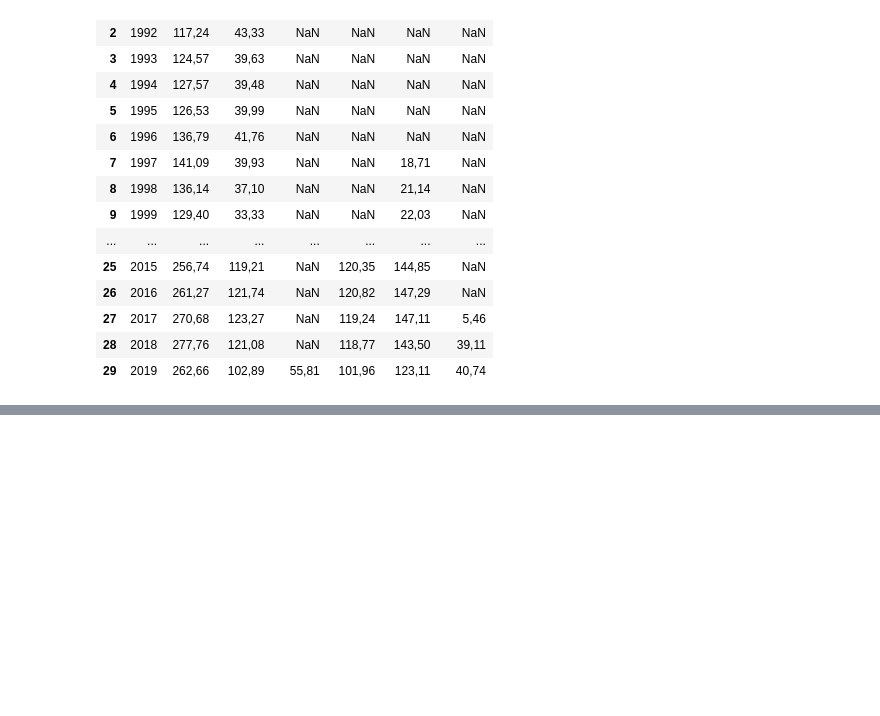
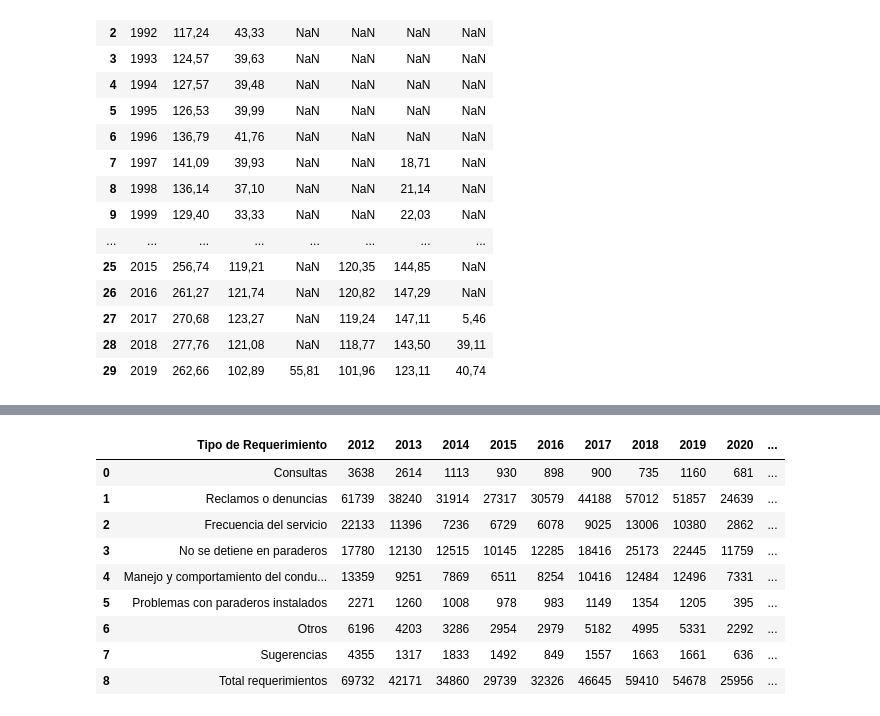
Before and after one commit to canija2000/IMT2200-Proyecto-Grupal, a Jupyter notebook: data.ipynb, the cells around one changed output, grey strips where cells are left out. Drawn from its saved outputs; the diff is of its cells as text; code cells hidden in the pictures; blank space fills up the shorter version.

```diff
--- a/data.ipynb
+++ b/data.ipynb
@@ -28,0 +172,14 @@ pasajeros.head(30)
+# %%
+tabla_reclamos = pd.read_excel(DTP_RAW_TABLAS, sheet_name='T4.3', skiprows=2, usecols='B:N', nrows=10)
+tabla_reclamos.head(15)
+# %% [output]
+|  | Tipo de Requerimiento | 2012 | 2013 | 2014 | 2015 | 2016 | 2017 | 2018 | 2019 | 2020 | ... |
+| 0 | Consultas | 3638 | 2614 | 1113 | 930 | 898 | 900 | 735 | 1160 | 681 | ... |
+| 1 | Reclamos o denuncias | 61739 | 38240 | 31914 | 27317 | 30579 | 44188 | 57012 | 51857 | 24639 | ... |
+| 2 | Frecuencia del servicio | 22133 | 11396 | 7236 | 6729 | 6078 | 9025 | 13006 | 10380 | 2862 | ... |
+| 3 | No se detiene en paraderos | 17780 | 12130 | 12515 | 10145 | 12285 | 18416 | 25173 | 22445 | 11759 | ... |
+| 4 | Manejo y comportamiento del condu... | 13359 | 9251 | 7869 | 6511 | 8254 | 10416 | 12484 | 12496 | 7331 | ... |
+| 5 | Problemas con paraderos instalados | 2271 | 1260 | 1008 | 978 | 983 | 1149 | 1354 | 1205 | 395 | ... |
+| 6 | Otros | 6196 | 4203 | 3286 | 2954 | 2979 | 5182 | 4995 | 5331 | 2292 | ... |
+| 7 | Sugerencias | 4355 | 1317 | 1833 | 1492 | 849 | 1557 | 1663 | 1661 | 636 | ... |
+| 8 | Total requerimientos | 69732 | 42171 | 34860 | 29739 | 32326 | 46645 | 59410 | 54678 | 25956 | ... |
```
Also changed, not shown: parts of 36 cells of this notebook, 6 other files.
